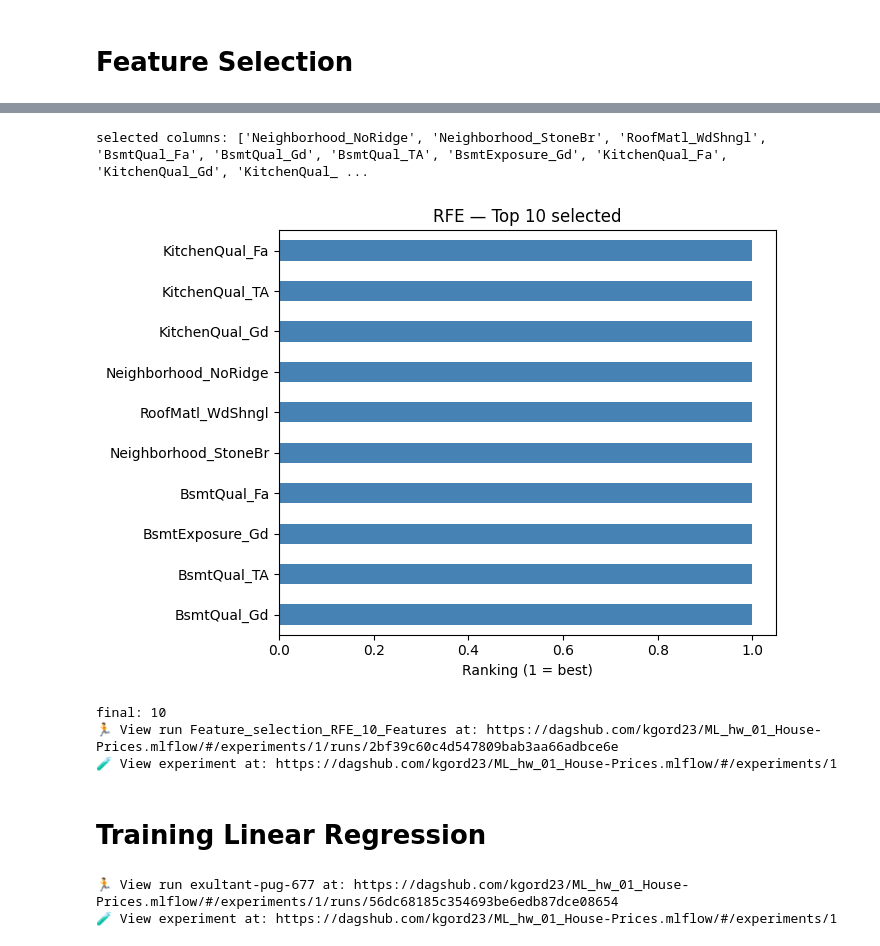
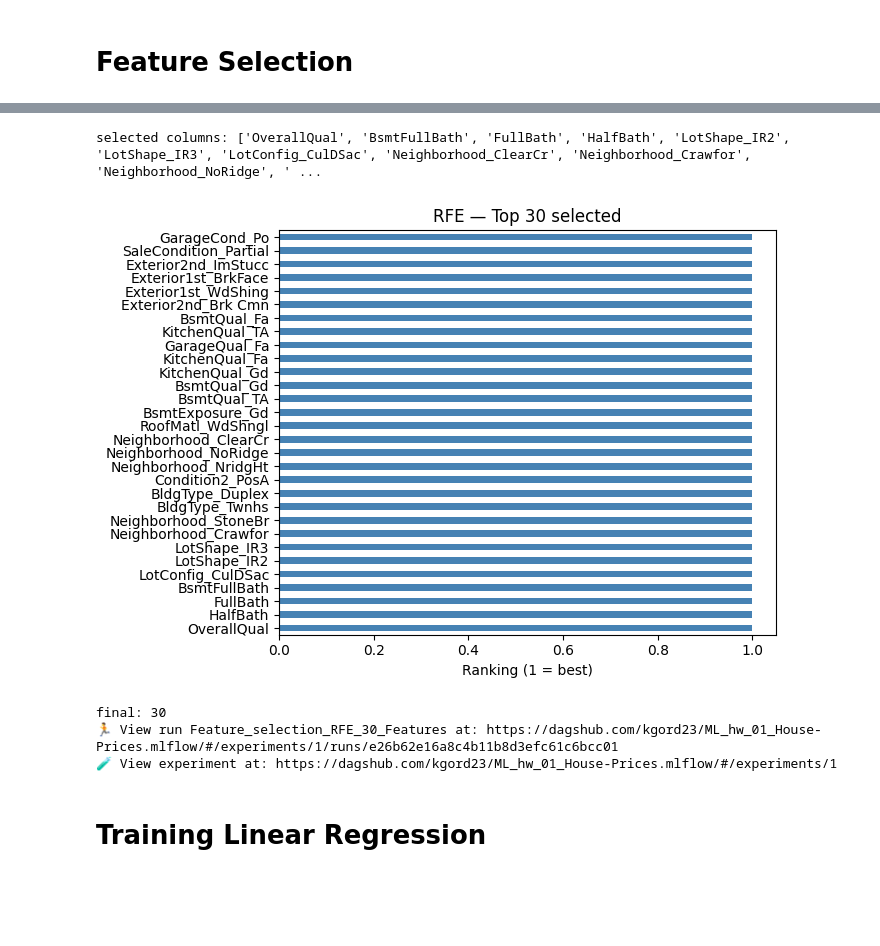
Before and after one commit to kgordeziani/ML_hw_01_House-Prices, a Jupyter notebook: model_experiment.ipynb, the cells around one changed output, grey strips where cells are left out. Drawn from its saved outputs; the diff is of its cells as text; code cells hidden in the pictures; blank space fills up the shorter version.

```diff
--- a/model_experiment.ipynb
+++ b/model_experiment.ipynb
@@ -148,23 +150,26 @@ X_val=X_val.drop(columns=cols_to_drop)
 cat_cols = [col for col in X_train.columns if X_train[col].dtype == 'object']
 num_cols = [col for col in X_train.columns if X_train[col].dtype != 'object']
 # %%
-meanVal=X_train[num_cols].mean()
-X_train[num_cols]=X_train[num_cols].fillna(meanVal)
-X_val[num_cols]=X_val[num_cols].fillna(meanVal)
+#meanVal=X_train[num_cols].mean()
+medianVal=X_train[num_cols].median()
+#X_train[num_cols]=X_train[num_cols].fillna(meanVal)
+#X_val[num_cols]=X_val[num_cols].fillna(meanVal)
+X_train[num_cols]=X_train[num_cols].fillna(medianVal)
+X_val[num_cols]=X_val[num_cols].fillna(medianVal)
 
 modeVal=X_train[cat_cols].mode().iloc[0]
 X_train[cat_cols]=X_train[cat_cols].fillna(modeVal)
 X_val[cat_cols]=X_val[cat_cols].fillna(modeVal)
 # %%
     mlflow.set_experiment("House_Prices_Experiment")
-    with mlflow.start_run(run_name="Data_Cleaning_with mean on numeric_mode on categoric"):
+    with mlflow.start_run(run_name="Data_Cleaning_with median on numeric_mode on categoric"):
         mlflow.log_param("missing_threshold", threshold)
-        mlflow.log_param("num_imputation", "mean")
+        mlflow.log_param("num_imputation", "median")
         mlflow.log_param("cat_imputaion", "mode")
         mlflow.log_param("dropped_NA_columns", list(cols_to_drop))
 
         for col in num_cols:
-            mlflow.log_param(f"mean_{col}", meanVal[col])
+            mlflow.log_param(f"median_{col}", medianVal[col])
 
         for col in cat_cols:
             mlflow.log_param(f"mode_{col}", modeVal[col])
@@ -334,7 +339,7 @@ Index(['Id', 'MSSubClass', 'LotFrontage', 'LotArea', 'OverallQual',
 # %%
 with mlflow.start_run(run_name='Feature_selection_correlation_with_target'):
     corr_with_target = X_train_encoded.corrwith(Y_train).abs().sort_values(ascending=False)
-    threshold=0.1
+    threshold=0.05
     weak_features=corr_with_target[corr_with_target<threshold].index.tolist()
    # print(weak_features)
     print(f"weak (< {threshold}): {len(weak_features)}")
@@ -438,44 +446,42 @@ number of columns left:  94
 # %%
 from sklearn.feature_selection import RFE
 from sklearn.linear_model import LinearRegression
 
-with mlflow.start_run(run_name="Feature_selection_RFE_10_Features"):
-    n_features=10
+with mlflow.start_run(run_name="Feature_selection_RFE_30_Features"):
+    n_features=30
     model=LinearRegression()
     rfe=RFE(estimator=model, n_features_to_select=n_features)
     rfe.fit(X_train_encoded, Y_train)
 
     to_select=X_train_encoded.columns[rfe.support_].tolist()
     to_drop=X_train_encoded.columns[~rfe.support_].tolist()
     print(f"selected columns: {to_select}")
     ranking = pd.Series(rfe.ranking_, index=X_train_encoded.columns)
     ranking = ranking.sort_values()
 
     fig, ax = graph.subplots(figsize=(7, 5))
-    ranking.head(10).plot(kind='barh', ax=ax, color='steelblue')
-    ax.set_title('RFE — Top 10 selected')
+    ranking.head(30).plot(kind='barh', ax=ax, color='steelblue')
+    ax.set_title('RFE — Top 30 selected')
     ax.set_xlabel('Ranking (1 = best)')
     graph.tight_layout()
     graph.savefig("rfe_features.png")
     mlflow.log_artifact("rfe_features.png")
     graph.show()
     X_train_encoded=X_train_encoded[to_select]
     X_val_encoded=X_val_encoded[to_select]
     mlflow.log_param("rfe_n_features", n_features)
     mlflow.log_param("selected", to_select)
     print(f"final: {X_train_encoded.shape[1]}")
 # %% [output]
-selected columns: ['Neighborhood_NoRidge', 'Neighborhood_StoneBr', 'RoofMatl_WdShngl', 'BsmtQual_Fa', 'BsmtQual_Gd', 'BsmtQual_TA', 'BsmtExposure_Gd', 'KitchenQual_Fa', 'KitchenQual_Gd', 'KitchenQual_ ...
+selected columns: ['OverallQual', 'BsmtFullBath', 'FullBath', 'HalfBath', 'LotShape_IR2', 'LotShape_IR3', 'LotConfig_CulDSac', 'Neighborhood_ClearCr', 'Neighborhood_Crawfor', 'Neighborhood_NoRidge', ' ...
-[figure, old version]
+[figure, new version]
-final: 10
-🏃 View run Feature_selection_RFE_10_Features at: https://dagshub.com/kgord23/ML_hw_01_House-Prices.mlflow/#/experiments/1/runs/2bf39c60c4d547809bab3aa66adbce6e
+final: 30
+🏃 View run Feature_selection_RFE_30_Features at: https://dagshub.com/kgord23/ML_hw_01_House-Prices.mlflow/#/experiments/1/runs/e26b62e16a8c4b11b8d3efc61c6bcc01
 🧪 View experiment at: https://dagshub.com/kgord23/ML_hw_01_House-Prices.mlflow/#/experiments/1
 # %% [markdown]
 <h1>Training Linear Regression</h1>
 # %%
+from sklearn.metrics import mean_squared_error, mean_absolute_error, r2_score
 Y_train_log = Y_train_log.loc[X_train_encoded.index]
 Y_val_log   = Y_val_log.loc[X_val_encoded.index]
-# %% [output]
-🏃 View run exultant-pug-677 at: https://dagshub.com/kgord23/ML_hw_01_House-Prices.mlflow/#/experiments/1/runs/56dc68185c354693be6edb87dce08654
-🧪 View experiment at: https://dagshub.com/kgord23/ML_hw_01_House-Prices.mlflow/#/experiments/1
 # %%
```
Also changed, not shown: parts of 12 cells of this notebook.
